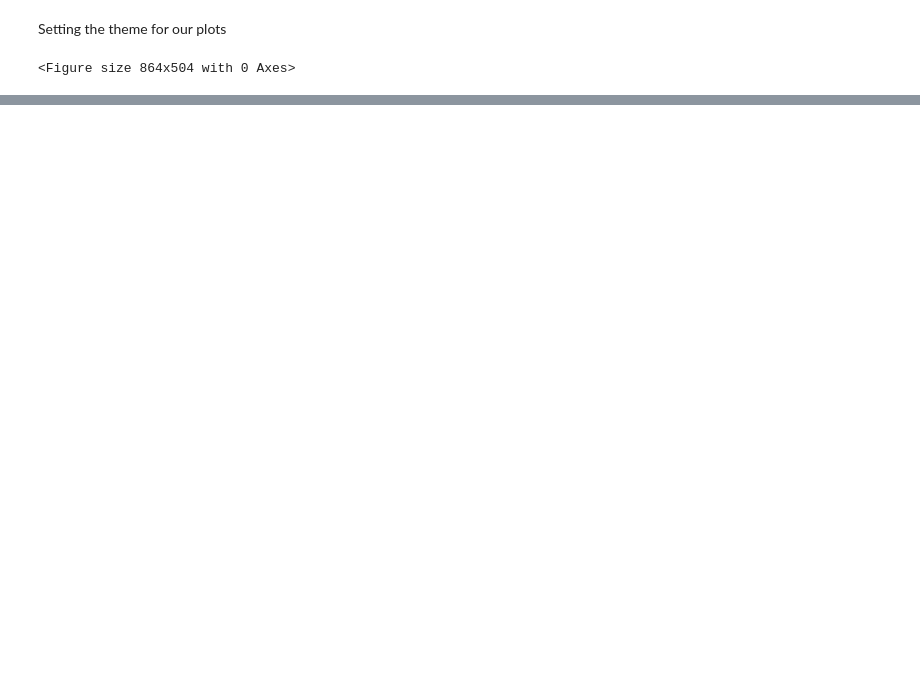
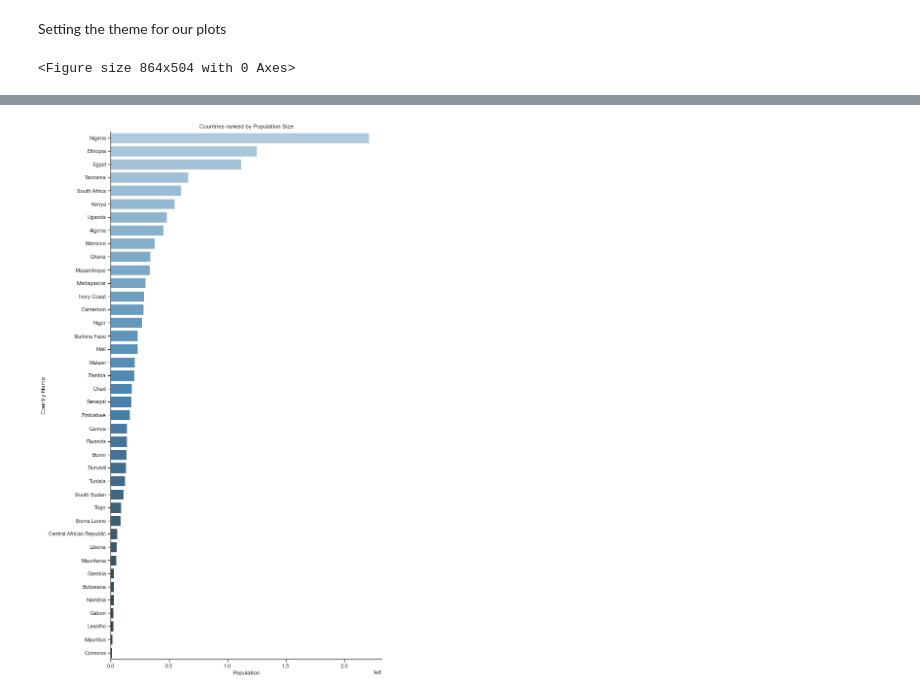
Before and after one commit to ibohaji/Happiness-report-jupyter, a Jupyter notebook: jupyter_manipulation.ipynb, the cells around one changed output, grey strips where cells are left out. Saved outputs shown, nothing was run; the diff lists cells and outputs as text; code cells hidden in the pictures; blank space fills up the shorter version.

```diff
--- a/jupyter_manipulation.ipynb
+++ b/jupyter_manipulation.ipynb
@@ -84,0 +78,18 @@ ImportError: cannot import name 'IFrame' from 'jupyterlab_iframe' (c:\Users\4530
+# %%
+# Plot the results
+%matplotlib inline
+df_sorted = df.sort_values('population', ascending=False)
+
+# Get a list of country names sorted by population size
+countries_sorted = df_sorted['Country Name'].tolist()
+
+# Plot the results in descending order
+sns.set_style("whitegrid")
+sns.set_style("ticks")
+plt.figure(figsize=(10, 20))
+ax = sns.barplot(y="Country Name", x="population", data=df_sorted, palette="Blues_d", )
+ax.set(xlabel='Population', ylabel='Country Name')
+ax.set_title('Countries ranked by Population Size')
+sns.despine()
+# %% [output]
+[figure, added]
```
Also changed, not shown: parts of 6 cells of this notebook, 2 other files.
